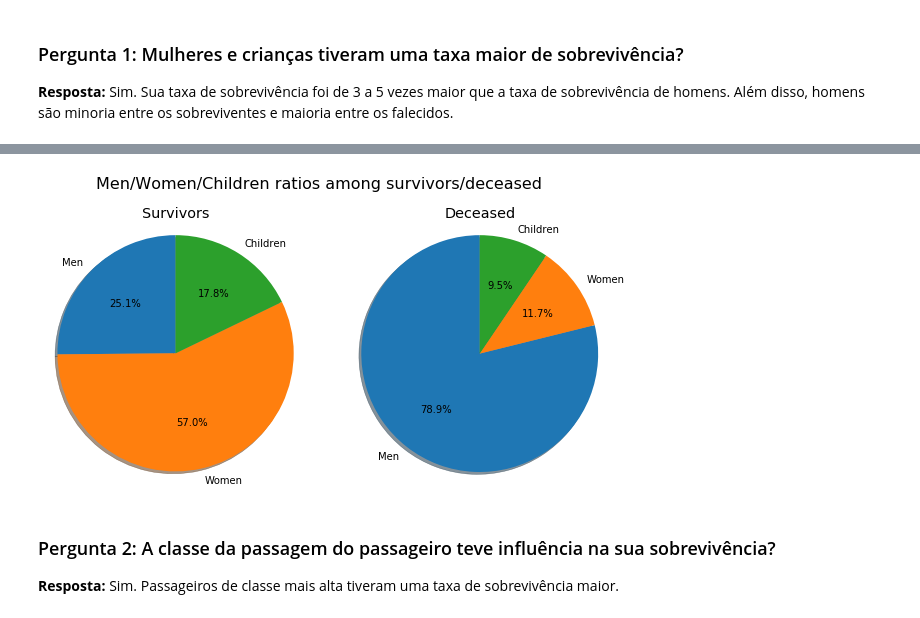
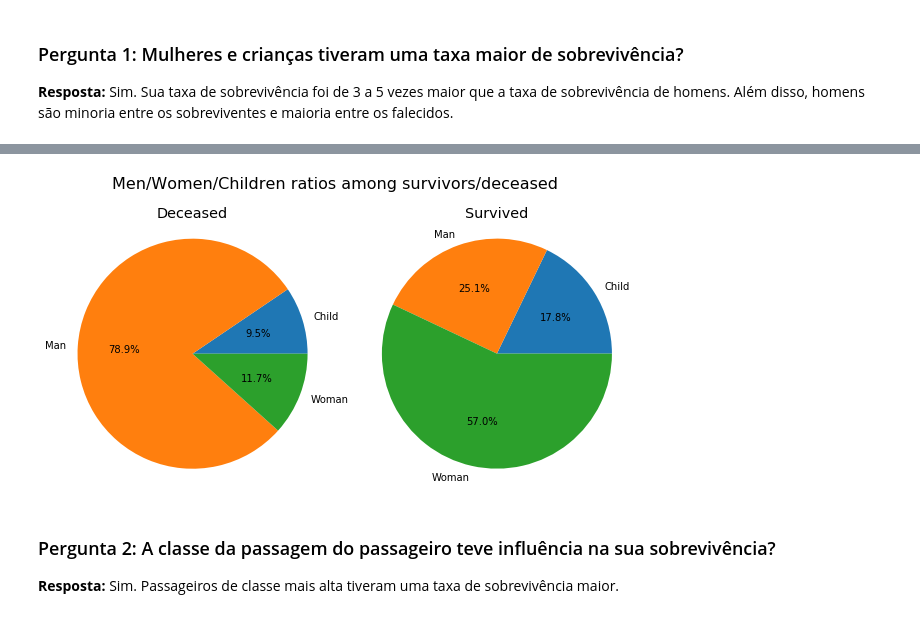
Before and after one commit to georgebrindeiro/udacity_nd110_investigate-a-dataset, a Jupyter notebook: investigate-a-dataset.ipynb, the cells around one changed output, grey strips where cells are left out. Cells and saved outputs as stored; diff of their text form; code cells hidden in the pictures.

```diff
--- a/investigate-a-dataset.ipynb
+++ b/investigate-a-dataset.ipynb
@@ -245,26 +215,25 @@ plt.show();
 # %%
 # Gráficos de pizza para proporção de homens, mulheres e crianças entre os sobreviventes/falecidos
-labels = 'Men', 'Women', 'Children'
-survived = [s_mr, s_wr, s_cr]
-deceased = [d_mr, d_wr, d_cr]
+df_q1_mwc_pizza = df.groupby(['MWC', 'Survived']).size().unstack(fill_value=0);
 
-fig, ax = plt.subplots(1,2,figsize=(10, 5));
+ax = df_q1_mwc_pizza.plot.pie(subplots=True, figsize=(10,5), autopct='%1.1f%%');
 
-fig.suptitle('Men/Women/Children ratios among survivors/deceased', fontsize=16)
+plt.suptitle('Men/Women/Children ratios among survivors/deceased', fontsize=16);
 
-ax[0].set_title('Survivors')
-ax[0].pie(survived, labels=labels, autopct='%1.1f%%', shadow=True, startangle=90)
+ax[0].set_title('Deceased')
+ax[0].axis('equal');
+ax[0].get_legend().remove()
+ax[0].set_ylabel('')
 
-ax[0].axis('equal');
-
-ax[1].set_title('Deceased')
-ax[1].pie(deceased, labels=labels, autopct='%1.1f%%', shadow=True, startangle=90);
+ax[1].set_title('Survived')
 ax[1].axis('equal');
+ax[1].get_legend().remove()
+ax[1].set_ylabel('')
 
 plt.subplots_adjust(top=0.85)
 plt.show();
 # %% [output]
-[figure, old version]
+[figure, new version]
 # %% [markdown]
 ### Pergunta 2: A classe da passagem do passageiro teve influência na sua sobrevivência?
 
```
Also changed, not shown: parts of 5 cells of this notebook.
